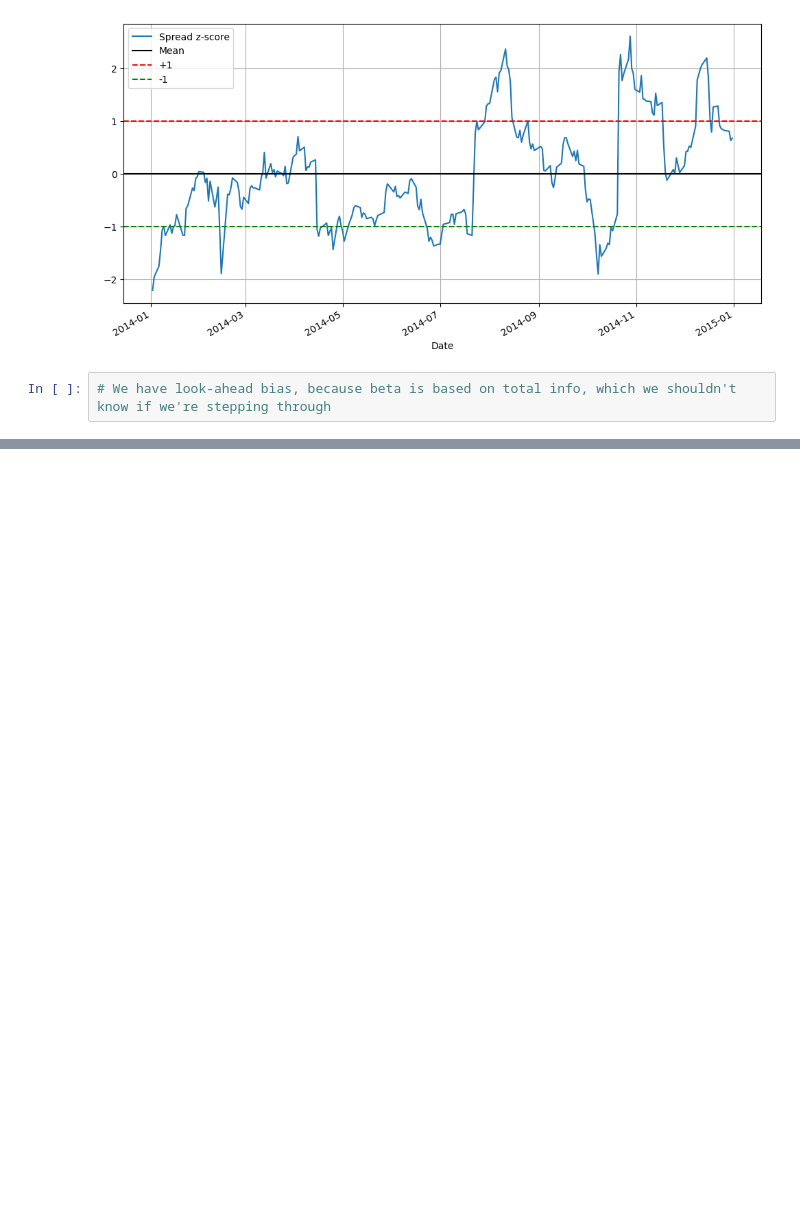
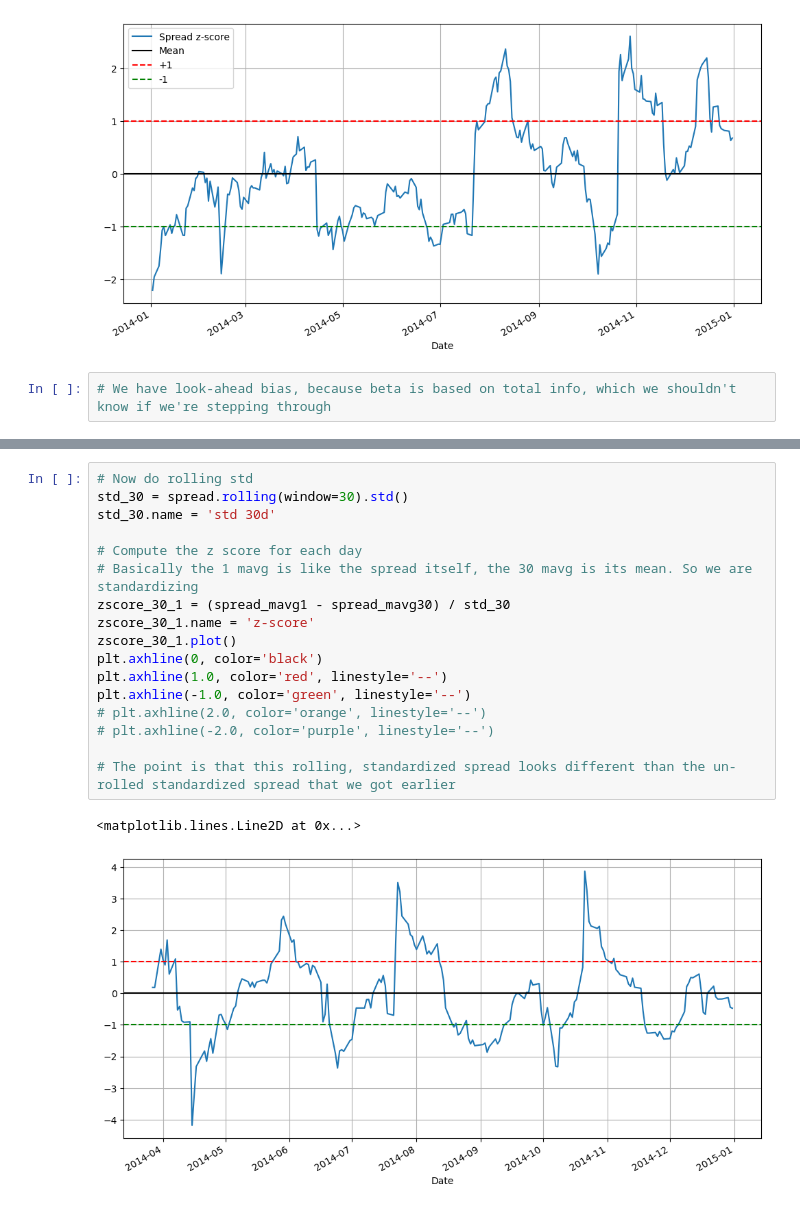
Before and after one commit to johnzammit/StatsArb, a Jupyter notebook: quantopian_pairs_demo.ipynb, the cells around one changed output, grey strips where cells are left out. Saved outputs shown, nothing was run; the diff lists cells and outputs as text; blank space fills up the shorter version.

```diff
--- a/quantopian_pairs_demo.ipynb
+++ b/quantopian_pairs_demo.ipynb
@@ -255,0 +281,20 @@ TypeError: __init__() missing 1 required positional argument: 'endog'
+# %%
+# Now do rolling std
+std_30 = spread.rolling(window=30).std()
+std_30.name = 'std 30d'
+
+# Compute the z score for each day
+# Basically the 1 mavg is like the spread itself, the 30 mavg is its mean. So we are standardizing
+zscore_30_1 = (spread_mavg1 - spread_mavg30) / std_30
+zscore_30_1.name = 'z-score'
+zscore_30_1.plot()
+plt.axhline(0, color='black')
+plt.axhline(1.0, color='red', linestyle='--')
+plt.axhline(-1.0, color='green', linestyle='--')
+# plt.axhline(2.0, color='orange', linestyle='--')
+# plt.axhline(-2.0, color='purple', linestyle='--')
+
+# The point is that this rolling, standardized spread looks different than the un-rolled standardized spread that we got earlier
+# %% [output]
+<matplotlib.lines.Line2D at 0x...>
+[figure, added]
```
Also changed, not shown: parts of 6 cells of this notebook, 2 other files.
